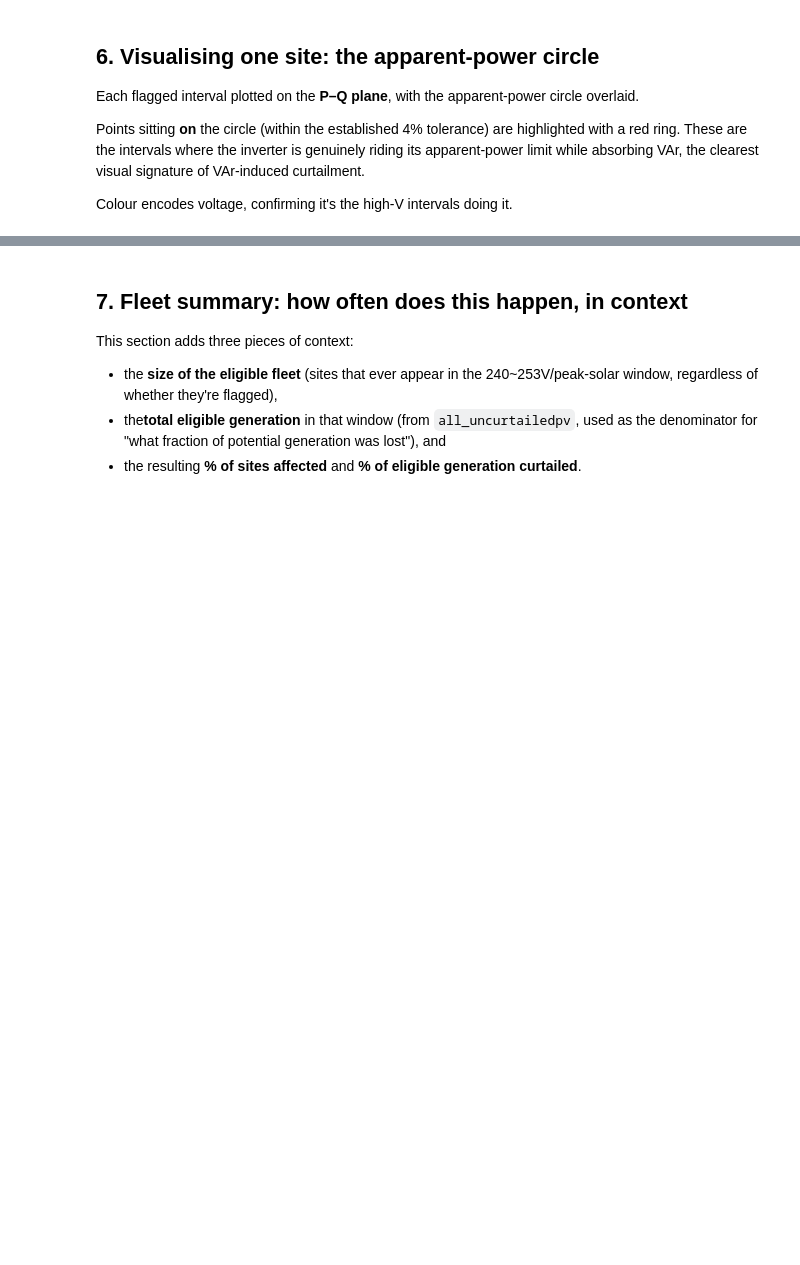
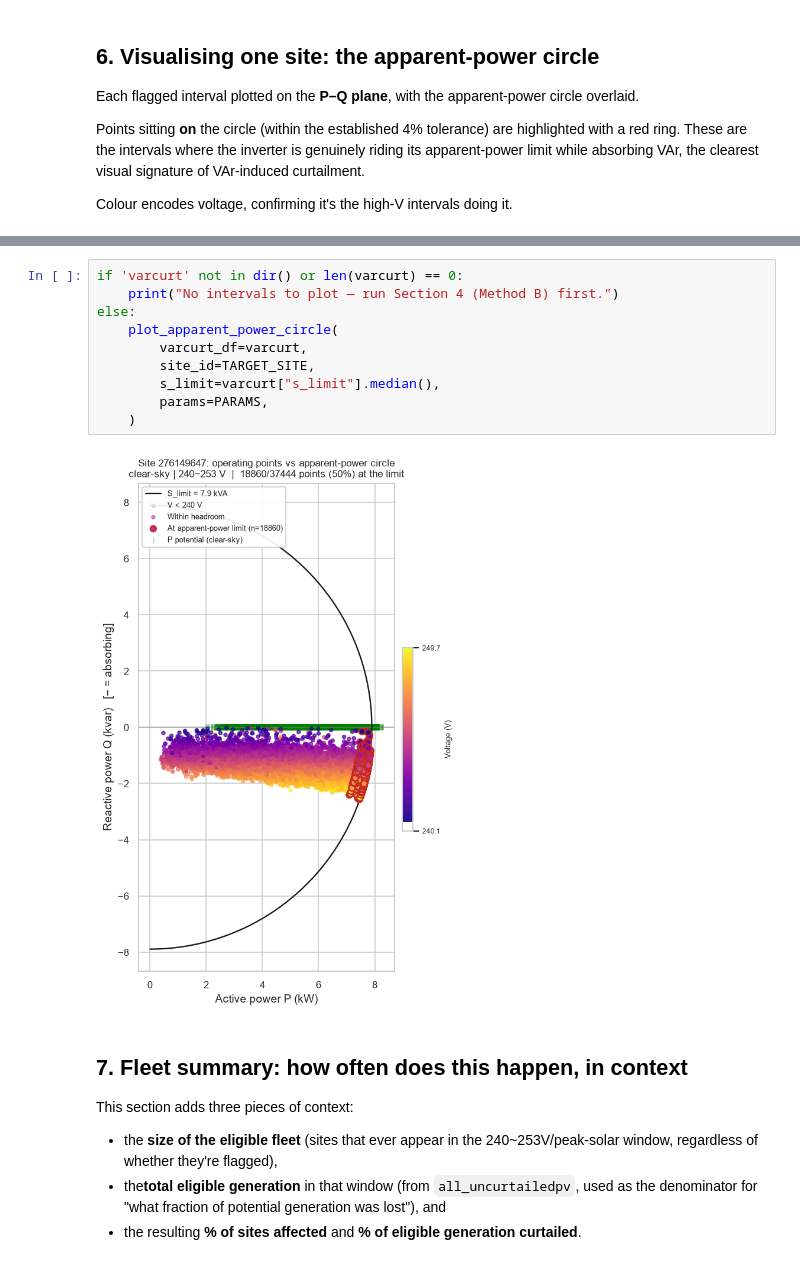
Before and after one commit to UNSW-CEEM/CICCADA, a Jupyter notebook: bms_sa_review/data_query/03_voltvar_curtailment_detection.ipynb, the cells around one changed output, grey strips where cells are left out. Drawn from its saved outputs; the diff is of its cells as text; blank space fills up the shorter version.

```diff
--- a/bms_sa_review/data_query/03_voltvar_curtailment_detection.ipynb
+++ b/bms_sa_review/data_query/03_voltvar_curtailment_detection.ipynb
@@ -881,3 +935,15 @@ else:
+# %%
+if 'varcurt' not in dir() or len(varcurt) == 0:
+    print("No intervals to plot — run Section 4 (Method B) first.")
+else:
+    plot_apparent_power_circle(
+        varcurt_df=varcurt,
+        site_id=TARGET_SITE,
+        s_limit=varcurt["s_limit"].median(),
+        params=PARAMS,
+    )
+# %% [output]
+[figure, added]
 # %% [markdown]
 ## 7. Fleet summary: how often does this happen, in context
 
```
Also changed, not shown: parts of 11 cells of this notebook, 1 other file.
